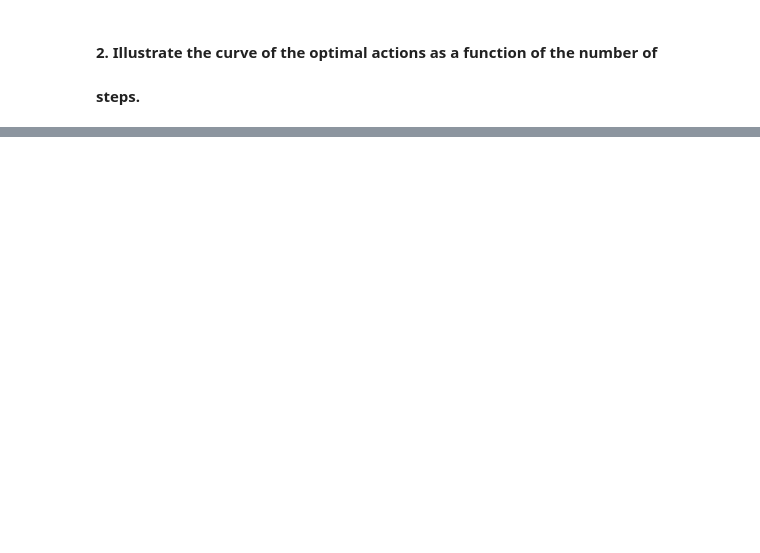
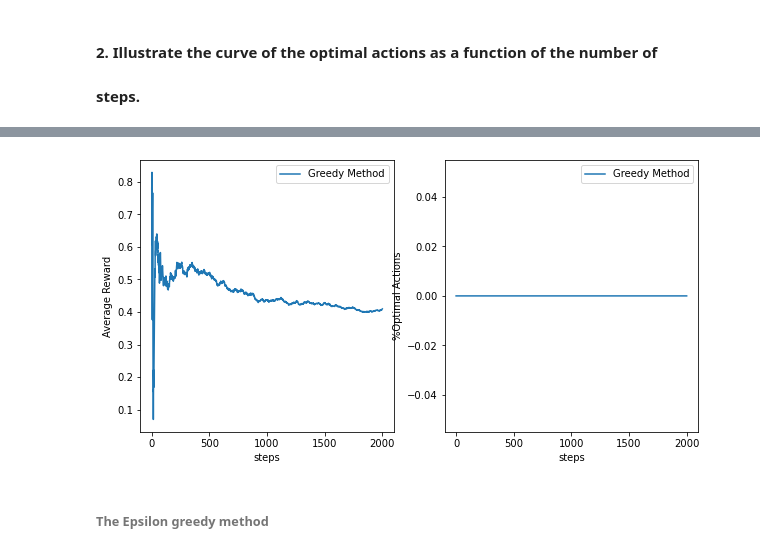
Before and after one commit to chechna9/Reinforcement_Learning, a Jupyter notebook: TD_TP1.ipynb, the cells around one changed output, grey strips where cells are left out. Cells and saved outputs as stored; diff of their text form; code cells hidden in the pictures; blank space fills up the shorter version.

```diff
--- a/TD_TP1.ipynb
+++ b/TD_TP1.ipynb
@@ -133,0 +187,26 @@ No handles with labels found to put in legend.
+# %%
+# number of arms
+k = 10
+steps = 2000
+# %%
+greedyBandit = BanditProblem(numberOfArms=k)
+greedyBandit.startGreedyEpsilon(epsilon=0,steps=2000)
+# %%
+fig,axes = plt.subplots(1,2, figsize=(10, 5))
+axes[0].set_xlabel("steps")
+axes[1].set_xlabel("steps")
+
+axes[0].set_ylabel("Average Reward")
+axes[1].set_ylabel("%Optimal Actions")
+
+axes[0].plot(greedyBandit.averageRewards,label='Greedy Method')
+axes[1].plot(greedyBandit.optimalActionsProportion,label='Greedy Method')
+
+axes[0].legend()
+axes[1].legend()
+
+plt.show()
+# %% [output]
+[figure, added]
+# %% [markdown]
+###### The Epsilon greedy method
```
Also changed, not shown: parts of 15 cells of this notebook.
